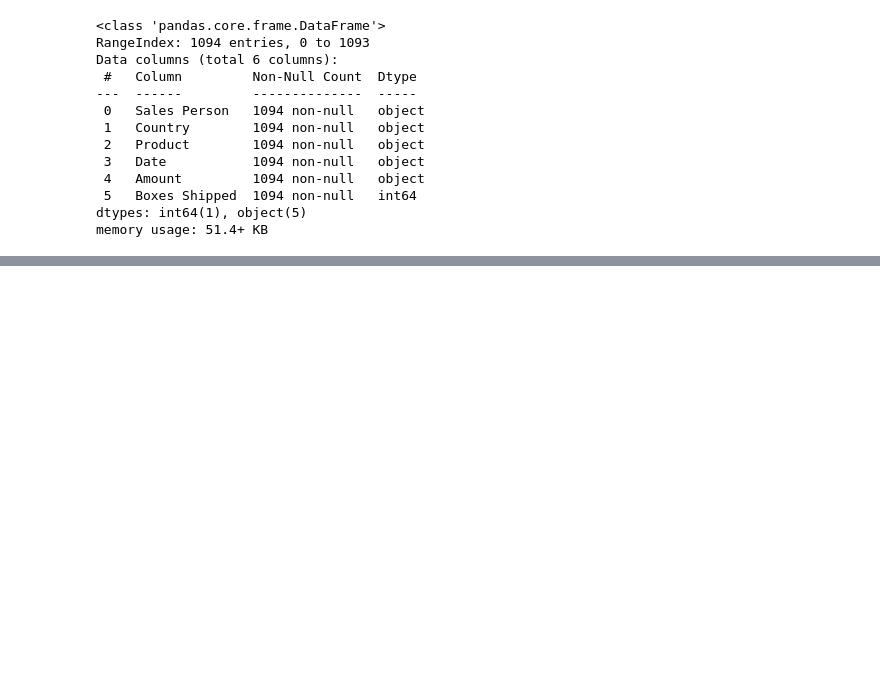
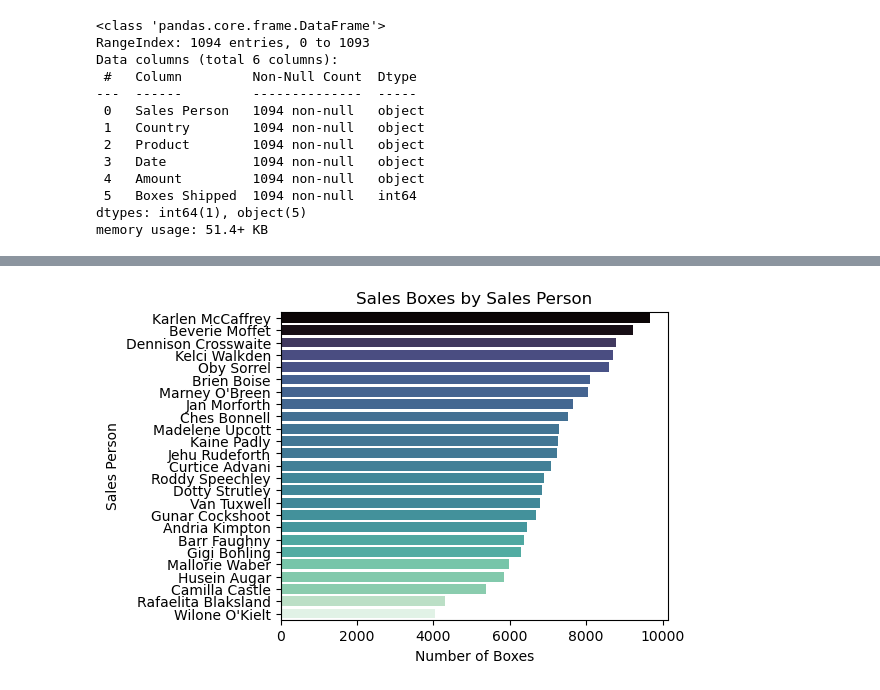
Before and after one commit to GrabarzVIII/chocolate_sales_data_analysis, a Jupyter notebook: chocolate_sales_data_analysis.ipynb, the cells around one changed output, grey strips where cells are left out. Saved outputs shown, nothing was run; the diff lists cells and outputs as text; code cells hidden in the pictures; blank space fills up the shorter version.

```diff
--- a/chocolate_sales_data_analysis.ipynb
+++ b/chocolate_sales_data_analysis.ipynb
@@ -66,0 +165,12 @@ chocolate_df.head()
+# %%
+norm = (sperson_gbcoxes - sperson_gbcoxes.min()) / (sperson_gbcoxes.max() - sperson_gbcoxes.min())
+reverse_mako = list(sns.color_palette("mako", as_cmap=True)(norm))
+
+plt.figure(figsize=(5, 4))
+sns.barplot(x=sperson_gbcoxes.values, y=sperson_gbcoxes.index, palette=reverse_mako, hue=sperson_gbamount.values, legend=False)
+plt.title('Sales Boxes by Sales Person')
+plt.xlabel('Number of Boxes')
+plt.ylabel('Sales Person')
+plt.show()
+# %% [output]
+[figure, added]
```
Also changed, not shown: parts of 16 cells of this notebook.
